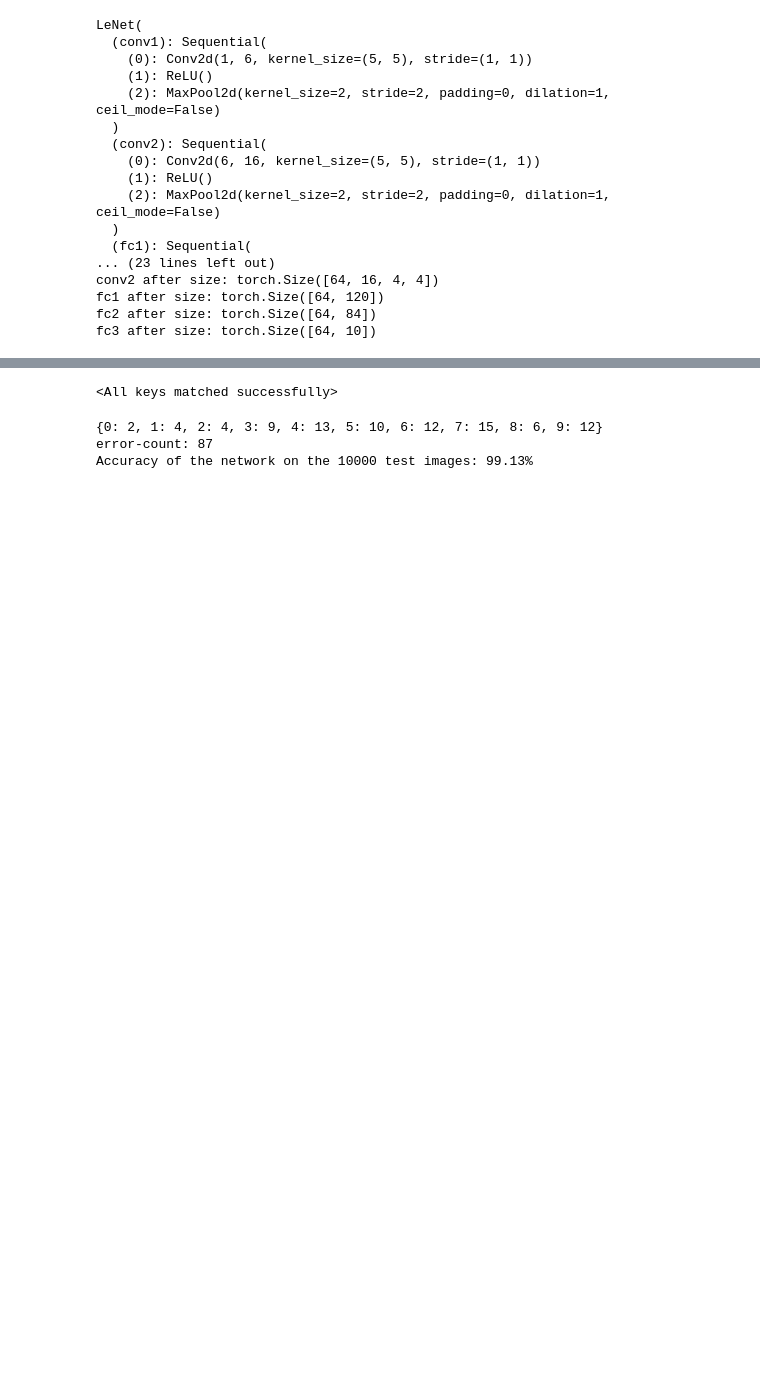
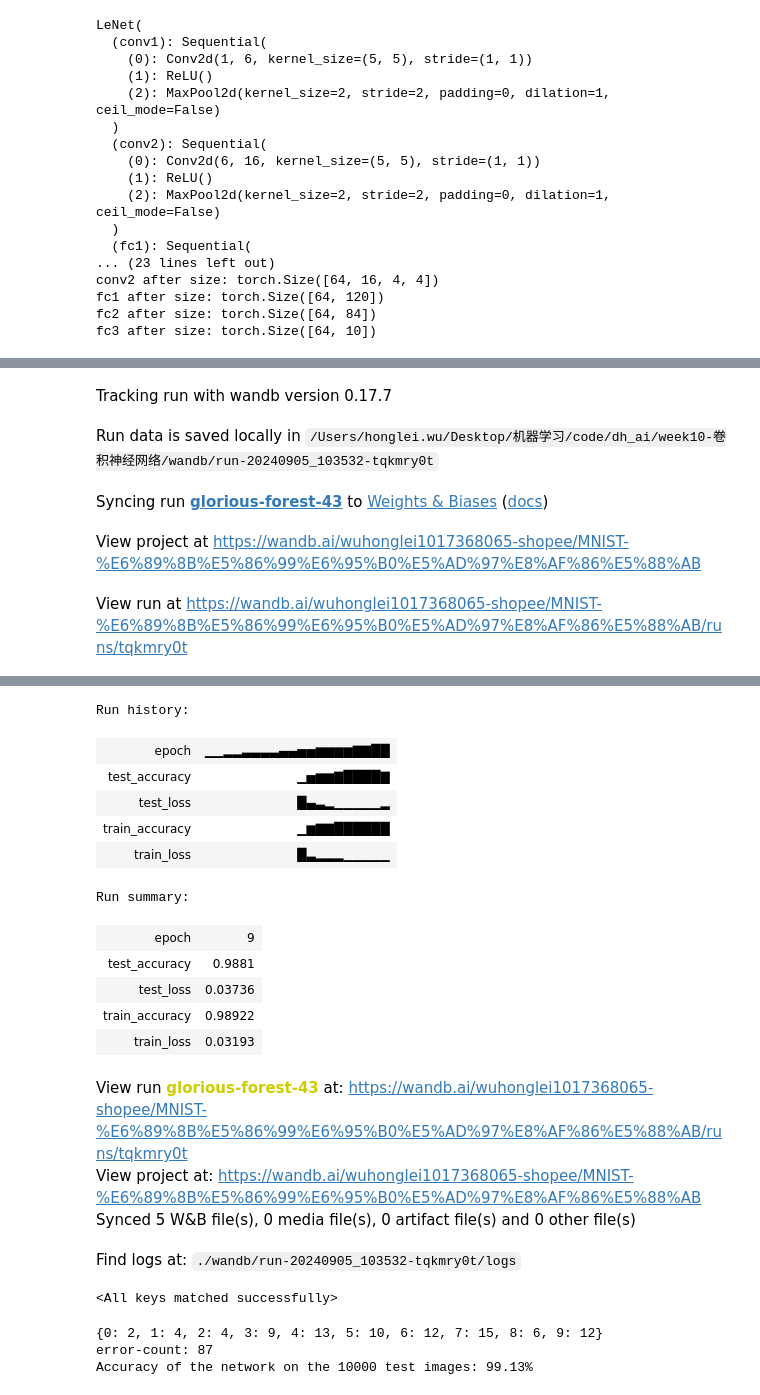
Before and after one commit to wuhonglei/dh_ai, a Jupyter notebook: week10-卷积神经网络/10.实验-LeNet卷积神经网络.ipynb, the cells around one changed output, grey strips where cells are left out. Cells and saved outputs as stored; diff of their text form; code cells hidden in the pictures; blank space fills up the shorter version.

Commit message:
feat: 记录训练过程中的 train_loss 和 test_loss 训练最佳性能点

```diff
--- a/week10-卷积神经网络/10.实验-LeNet卷积神经网络.ipynb
+++ b/week10-卷积神经网络/10.实验-LeNet卷积神经网络.ipynb
@@ -196,3 +223,23 @@ criterion = torch.nn.CrossEntropyLoss()
+# %%
+learning_rate = 0.001
+model = LeNet()
+optimizer = torch.optim.Adam(model.parameters(), lr=learning_rate)
+criterion = torch.nn.CrossEntropyLoss()
+
+
+def calculate_test_performance(model, test_loader, criterion):
+    model.eval()
+    test_loss = 0
+    correct = 0
+    with torch.no_grad():
+        for data, target in test_loader:
+            output = model(data)
+            test_loss += criterion(output, target).item() * len(data)
+            pred = output.argmax(dim=1, keepdim=True)
+            correct += pred.eq(target.view_as(pred)).sum().item()
+    test_loss /= len(test_loader.dataset)
+    accuracy = correct / len(test_loader.dataset)
+    return test_loss, accuracy
 # %%
 import wandb
 wandb.require("core")
@@ -202,10 +249,24 @@ model.to(device)
 criterion.to(device)
 
 total = len(train_loader.dataset)  # type: ignore
-epochs = 20
+epochs = 25
+
+wandb_init_args = {
+    'project': 'MNIST-手写数字识别',
+    'config': {
+        "learning_rate": learning_rate,
+        "architecture": "LeNet-5",
+        "dataset": "MNIST",
+        "epochs": epochs,
+    },
+    'reinit': True
+}
+run = wandb.init(**wandb_init_args, job_type="training")
+wandb_init_args['name'] = run.name
+
 for epoch in range(epochs):
     train_loss = 0.0
-    train_acc = 0.0
+    train_correct = 0.0
 
     for i, (images, labels) in enumerate(train_loader):
         model.train()
@@ -217,15 +278,26 @@ for epoch in range(epochs):
         train_loss += loss.item() * images.size(0)
         loss.backward()
         optimizer.step()
-        train_acc += (outputs.argmax(1) == labels).sum().item()
+        train_correct += (outputs.argmax(1) == labels).sum().item()
 
         if (i + 1) % 100 == 0:
             print(
                 f'Epoch [{epoch + 1}/{epochs}], Step [{i + 1}/{len(train_loader)}], Loss: {loss.item():.4f}')
 
-    wandb.log({"train_loss": train_loss /
-              total, })
+    test_loss, test_accuracy = calculate_test_performance(
+        model, test_loader, criterion)
+    wandb.log({
+        "train_loss": train_loss / total,
+        "test_loss": test_loss,
+        "train_accuracy": train_correct / total,
+        "test_accuracy": test_accuracy
+    })
 
 
-# wandb.finish()
+wandb.finish()
 # %% [output]
+Tracking run with wandb version 0.17.7
+Run data is saved locally in /Users/honglei.wu/Desktop/机器学习/code/dh_ai/week10-卷积神经网络/wandb/run-20240905_103532-tqkmry0t
+Syncing run glorious-forest-43 to Weights & Biases (docs)
+View project at https://wandb.ai/wuhonglei1017368065-shopee/MNIST-%E6%89%8B%E5%86%99%E6%95%B0%E5%AD%97%E8%AF%86%E5%88%AB
+View run at https://wandb.ai/wuhonglei1017368065-shopee/MNIST-%E6%89%8B%E5%86%99%E6%95%B0%E5%AD%97%E8%AF%86%E5%88%AB/runs/tqkmry0t
@@ -249,3 +321,19 @@ Epoch [20/20], Step [900/938], Loss: 0.0051
+Run history:
+| epoch | ▁▁▂▂▃▃▃▃▄▄▅▅▆▆▆▆▇▇██ |
+| test_accuracy | ▁▅▆▆▇████▇ |
+| test_loss | █▄▃▂▁▁▁▁▁▂ |
+| train_accuracy | ▁▆▇▇██████ |
+| train_loss | █▃▂▂▂▁▁▁▁▁ |
+Run summary:
+| epoch | 9 |
+| test_accuracy | 0.9881 |
+| test_loss | 0.03736 |
+| train_accuracy | 0.98922 |
+| train_loss | 0.03193 |
+View run glorious-forest-43 at: https://wandb.ai/wuhonglei1017368065-shopee/MNIST-%E6%89%8B%E5%86%99%E6%95%B0%E5%AD%97%E8%AF%86%E5%88%AB/runs/tqkmry0t
+View project at: https://wandb.ai/wuhonglei1017368065-shopee/MNIST-%E6%89%8B%E5%86%99%E6%95%B0%E5%AD%97%E8%AF%86%E5%88%AB
+Synced 5 W&B file(s), 0 media file(s), 0 artifact file(s) and 0 other file(s)
+Find logs at: ./wandb/run-20240905_103532-tqkmry0t/logs
 # %%
 model = LeNet()
 model.load_state_dict(torch.load(
```
Also changed, not shown: parts of 3 cells of this notebook, 1 other file.
